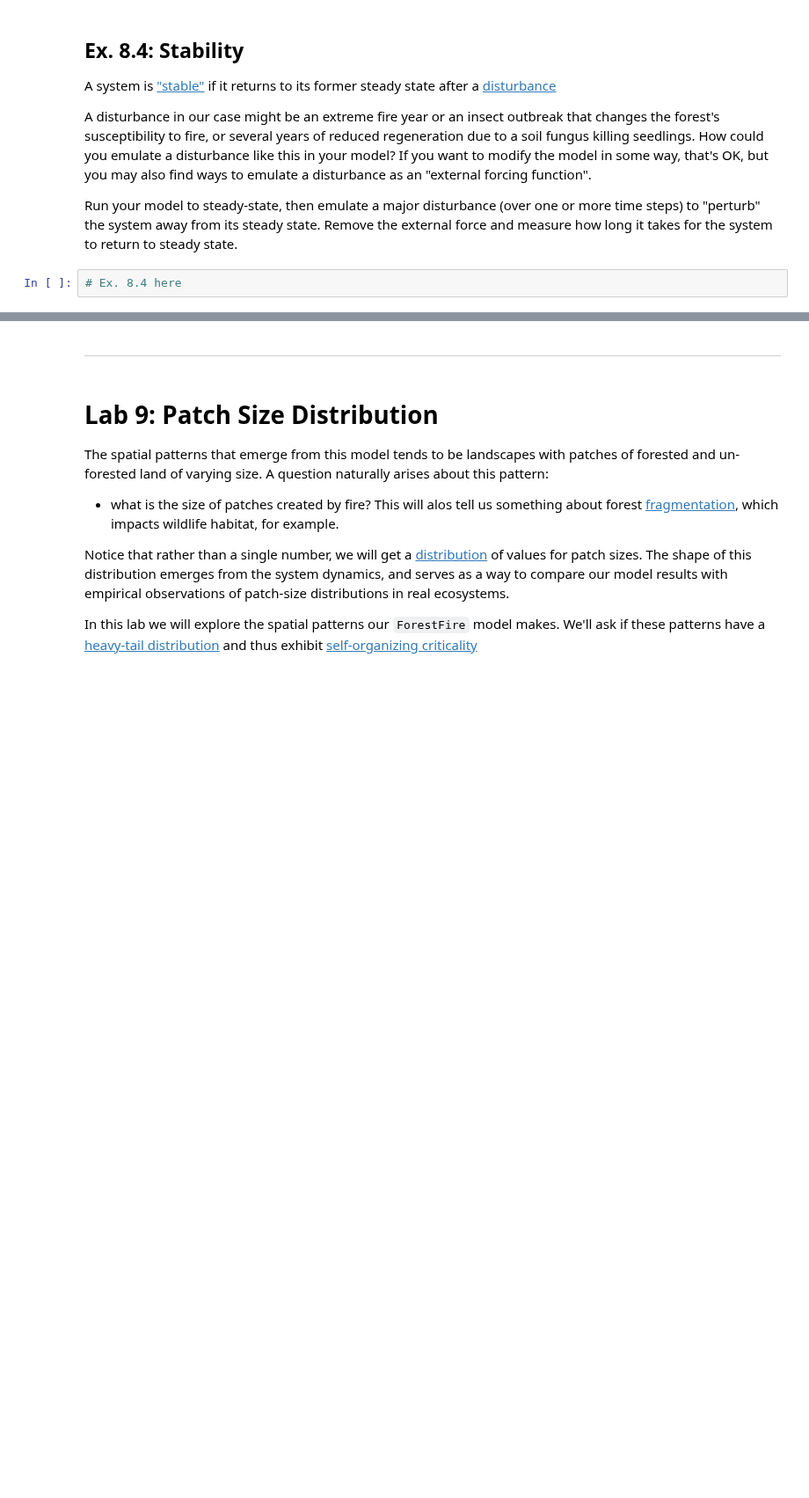
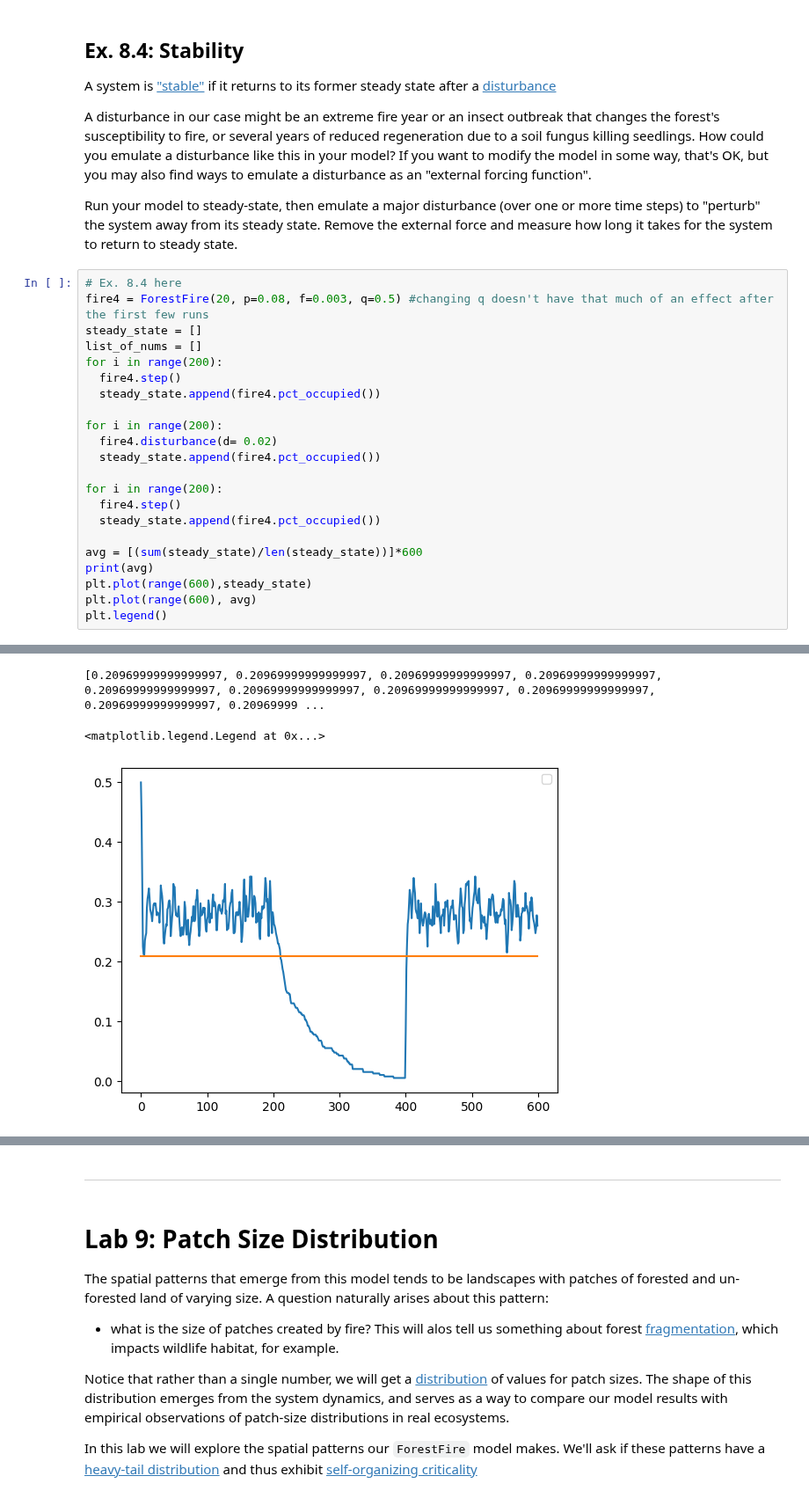
Before and after one commit to Zeko2005/cap-comp215, a Jupyter notebook: labs/lab07-10-fire.ipynb, the cells around one changed output, grey strips where cells are left out. Shown at 88% size. Saved outputs shown, nothing was run; the diff lists cells and outputs as text; blank space fills up the shorter version.

```diff
--- a/labs/lab07-10-fire.ipynb
+++ b/labs/lab07-10-fire.ipynb
@@ -377,5 +385,26 @@ A disturbance in our case might be an extreme fire year or an insect outbreak th
 How could you emulate a disturbance like this in your model?  If you want to modify the model in some way, that's OK, but you may also find ways to emulate a disturbance as an "external forcing function".
 
 Run your model to steady-state, then emulate a major disturbance (over one or more time steps) to "perturb" the system away from its steady state.  Remove the external force and measure how long it takes for the system to return to steady state.
-# %%
-# Ex. 8.4 here
+# %%
+# Ex. 8.4 here
+fire4 = ForestFire(20, p=0.08, f=0.003, q=0.5) #changing q doesn't have that much of an effect after the first few runs
+steady_state = []
+list_of_nums = []
+for i in range(200):
+  fire4.step()
+  steady_state.append(fire4.pct_occupied())
+
+for i in range(200):
+  fire4.disturbance(d= 0.02)
+  steady_state.append(fire4.pct_occupied())
+
+for i in range(200):
+  fire4.step()
+  steady_state.append(fire4.pct_occupied())
+
+avg = [(sum(steady_state)/len(steady_state))]*600
+print(avg)
+plt.plot(range(600),steady_state)
+plt.plot(range(600), avg)
+plt.legend()
+# %% [output]
@@ -382,3 +412,6 @@ Run your model to steady-state, then emulate a major disturbance (over one or mo
+[0.20969999999999997, 0.20969999999999997, 0.20969999999999997, 0.20969999999999997, 0.20969999999999997, 0.20969999999999997, 0.20969999999999997, 0.20969999999999997, 0.20969999999999997, 0.20969999 ...
+<matplotlib.legend.Legend at 0x...>
+[figure, added]
 # %% [markdown]
 ### Question 8.4:
 Does the model tend to return to the same steady-state, or does the attractor move to a different value?
```
Also changed, not shown: parts of 11 cells of this notebook.
